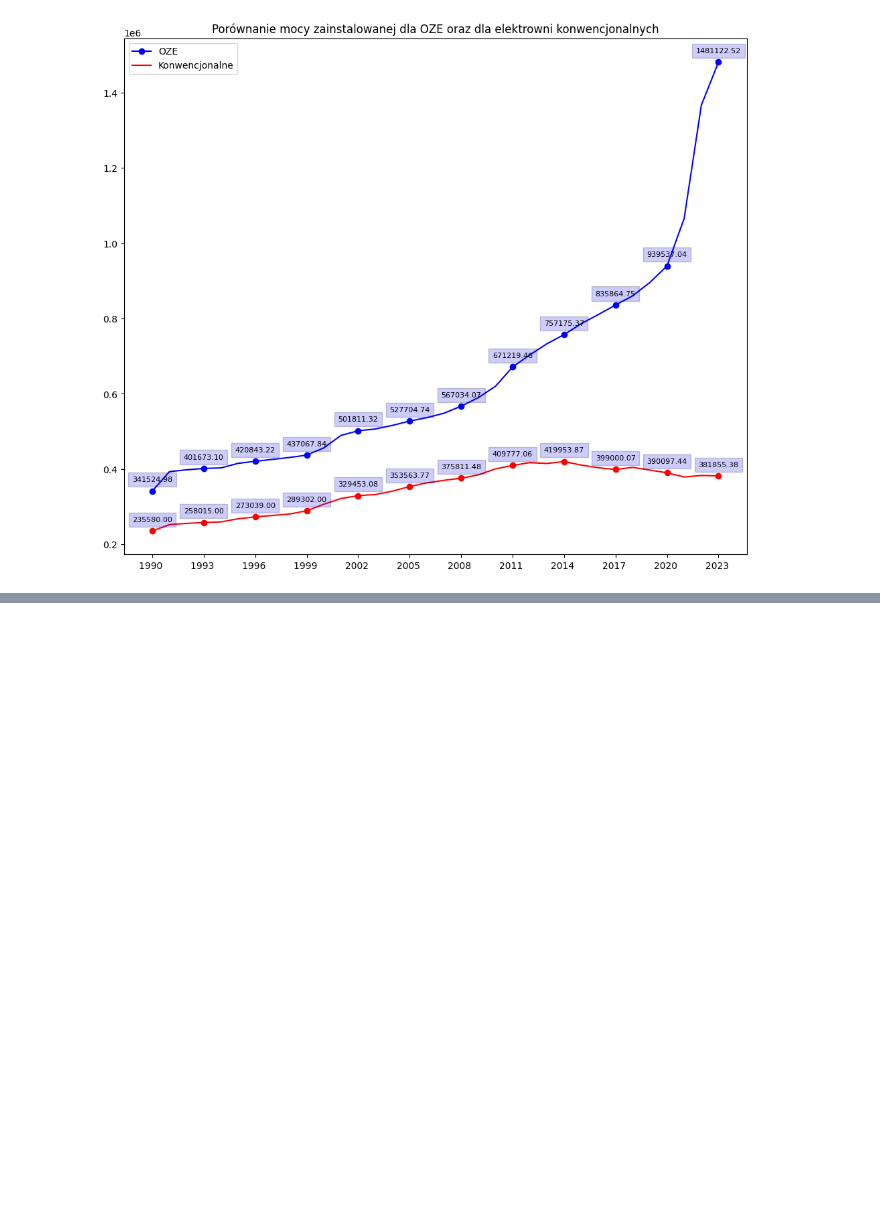
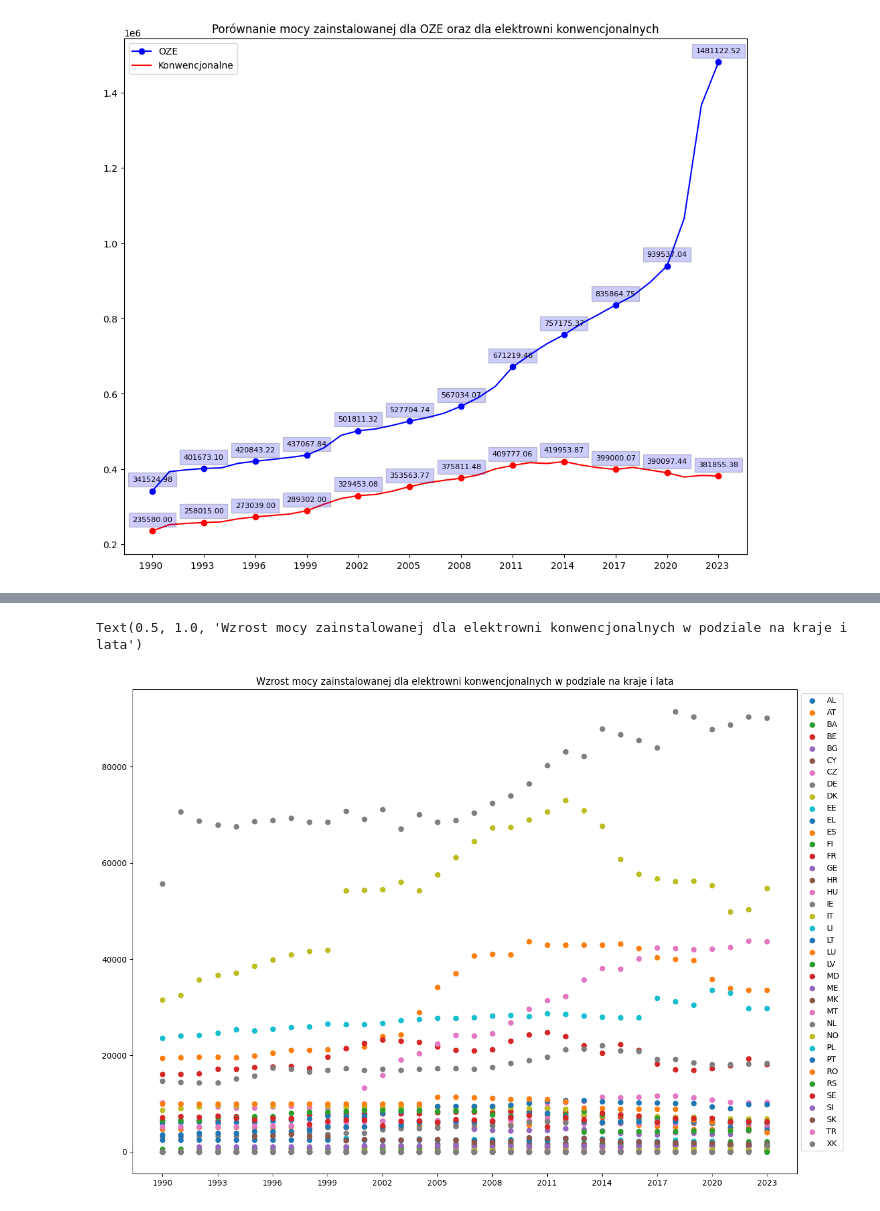
Before and after one commit to tismiracle/Share-of-energy-from-renewable-sources--nrg_ind_share-, a Jupyter notebook: notebook.ipynb, the cells around one changed output, grey strips where cells are left out. Drawn from its saved outputs; the diff is of its cells as text; code cells hidden in the pictures; blank space fills up the shorter version.

```diff
--- a/notebook.ipynb
+++ b/notebook.ipynb
@@ -604,2 +629,38 @@ top_OZE.sort_values(by='Difference 2021-2020', axis=0, ascending=0).iloc[0:3, :]
 # %%
 #REGRESJA LINIOWA - PRZEWIDYWANIA WZROSTU PRĄDU W NASTĘPNYCH LATACH
+#ŹRÓDŁA KONWENCJONALNE
+
+fossil_fuel_sums_all = pandas.DataFrame()
+
+for country in list_of_all_countries:
+    # Sum the relevant rows for the country and transpose to row format
+    sums = main_df[
+        (main_df["Type of fuel"].isin(["CF", "X9900"])) &
+        (main_df["Country"] == country)
+    ].iloc[:, 6:].sum().to_frame().transpose()
+    sums['Country'] = country  # Add the country as a column for reference
+    fossil_fuel_sums_all = pandas.concat([fossil_fuel_sums_all, sums], ignore_index=True)
+
+fossil_fuel_sums_all
+plt.figure(figsize=(15, 11))
+for country in list_of_all_countries:
+    x_values = fossil_fuel_sums_all.columns
+    x_values = x_values.drop("Country")
+    x_values = x_values.astype('int64')
+    x_values = x_values.values.flatten()
+    y_values = fossil_fuel_sums_all[fossil_fuel_sums_all['Country'] == country].iloc[:, :-1].values.flatten()
+
+    # print(len(x_values))
+    # print(len(y_values))
+
+    # test = fossil_fuel_sums_all[fossil_fuel_sums_all["Country"] == country].iloc[:, :len(fossil_fuel_sums_all.columns)-1]
+    plt.scatter(x_values, y_values, label=country)
+    plt.xticks(ticks=[x_values[i] for i in range(0, len(x_values), 3)],
+    labels=[x_values[i] for i in range(0, len(x_values), 3)])
+plt.legend(loc='upper left', bbox_to_anchor=(1, 1))
+plt.title("Wzrost mocy zainstalowanej dla elektrowni konwencjonalnych w podziale na kraje i lata")
+# test
+    # plt.scatter(fossil_fuel_sums_all.columns-1, fossil_fuel_sums_all[fossil_fuel_sums_all["Country"] == country].iloc[:, len(fossil_fuel_sums_all.columns)-1])
+# %% [output]
+Text(0.5, 1.0, 'Wzrost mocy zainstalowanej dla elektrowni konwencjonalnych w podziale na kraje i lata')
+[figure, added]
```
Also changed, not shown: parts of 3 cells of this notebook.
